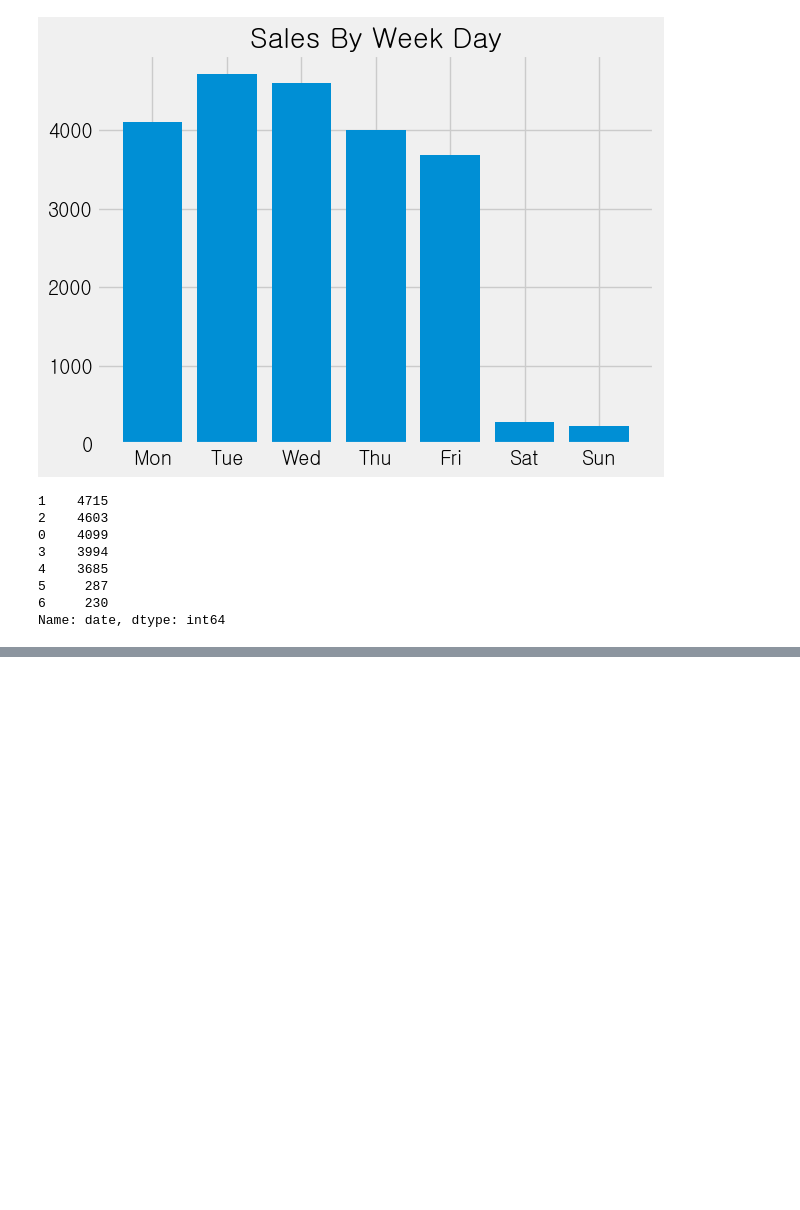
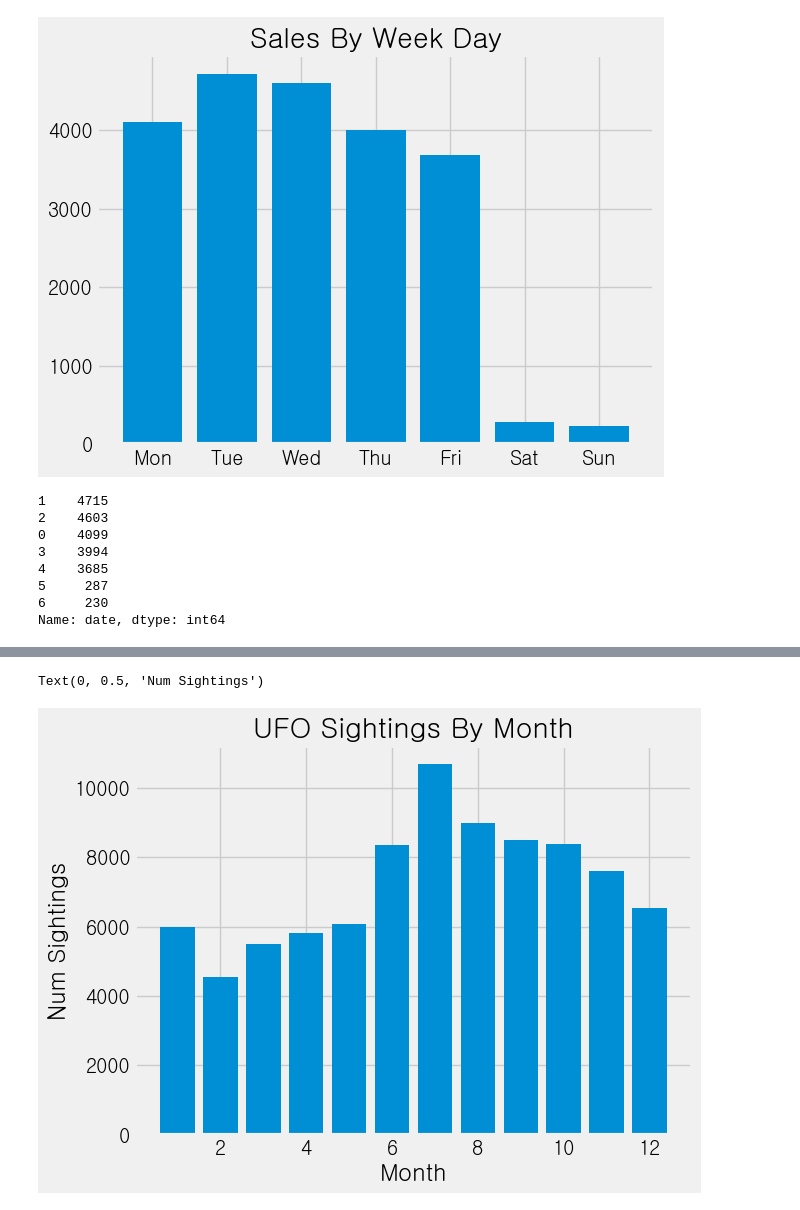
Before and after one commit to minseok06/python, a Jupyter notebook: 12강.ipynb, the cells around one changed output, grey strips where cells are left out. Drawn from its saved outputs; the diff is of its cells as text; code cells hidden in the pictures; blank space fills up the shorter version.

```diff
--- a/12강.ipynb
+++ b/12강.ipynb
@@ -223,0 +215,3 @@ pd.read_csv("data/nuforc_reports.csv").head()
+# %%
+ufos = pd.read_csv("data/nuforc_reports.csv",parse_dates=['date_time',"posted"])
+ufos.head()
@@ -223,0 +225,10 @@ pd.read_csv("data/nuforc_reports.csv").head()
+# %%
+# 내가 그린 그래프
+month = ufos["date_time"].dt.month.value_counts()
+plt.bar(month.index.values, month)
+plt.title("UFO Sightings By Month")
+plt.xlabel("Month")
+plt.ylabel("Num Sightings")
+# %% [output]
+Text(0, 0.5, 'Num Sightings')
+[figure, added]
```
Also changed, not shown: parts of 24 cells of this notebook.
